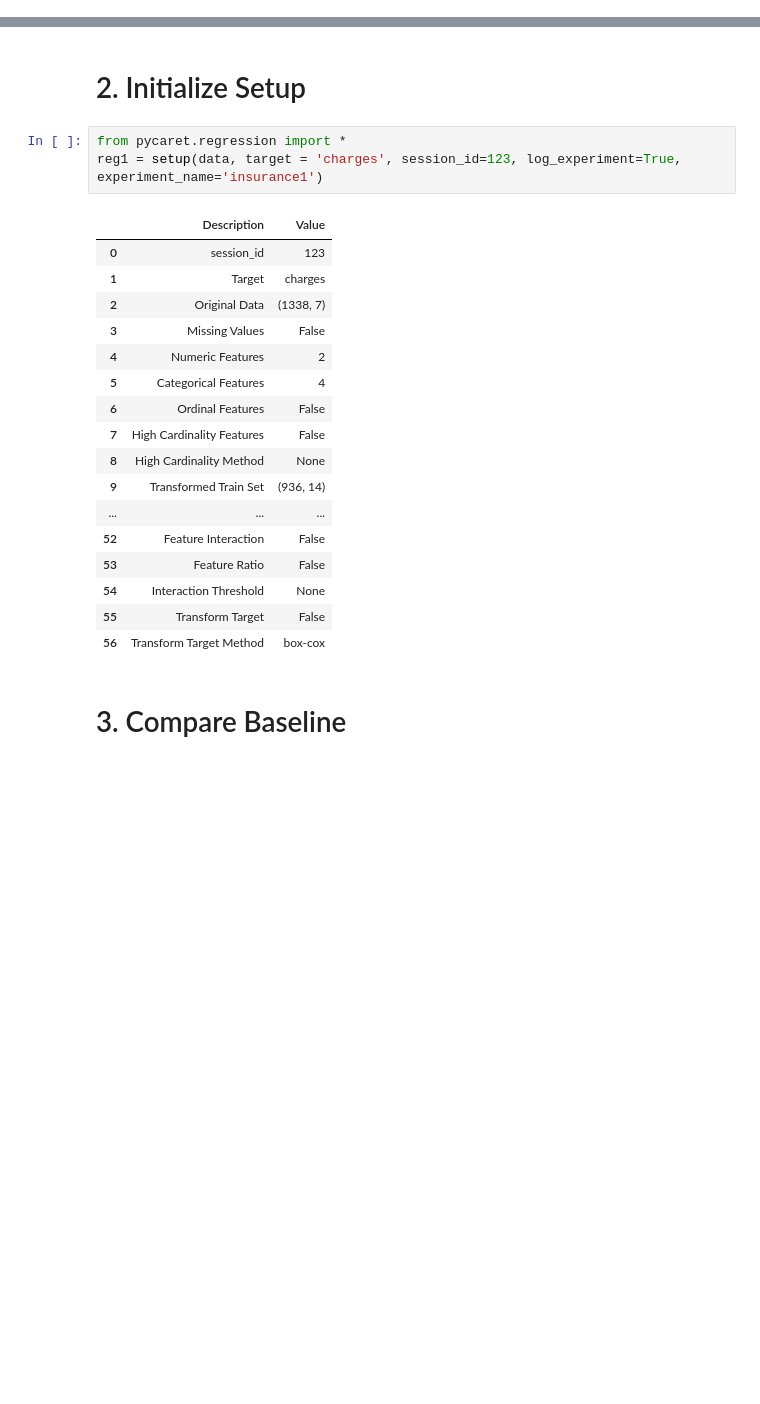
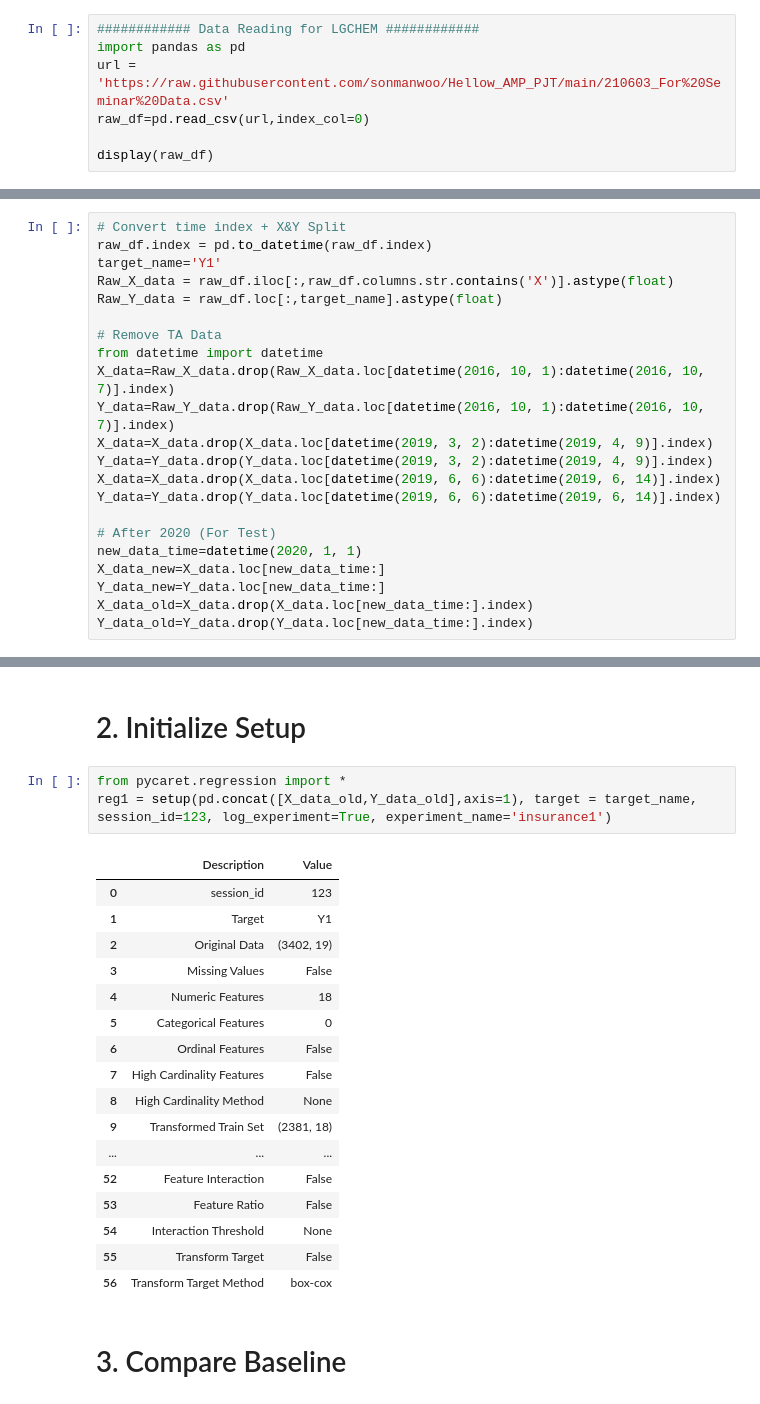
Before and after one commit to sonmanwoo/Hellow_AMP_PJT, a Jupyter notebook: examples/PyCaret 2 Regression_for AMP PJT.ipynb, the cells around one changed output, grey strips where cells are left out. Drawn from its saved outputs; the diff is of its cells as text; blank space fills up the shorter version.

```diff
--- a/examples/PyCaret 2 Regression_for AMP PJT.ipynb
+++ b/examples/PyCaret 2 Regression_for AMP PJT.ipynb
@@ -23,0 +17,7 @@ data = get_data('insurance')
+# %%
+############ Data Reading for LGCHEM ############
+import pandas as pd
+url = 'https://raw.githubusercontent.com/sonmanwoo/Hellow_AMP_PJT/main/210603_For%20Seminar%20Data.csv'
+raw_df=pd.read_csv(url,index_col=0)
+
+display(raw_df)
@@ -23,0 +39,22 @@ data = get_data('insurance')
+# %%
+# Convert time index + X&Y Split
+raw_df.index = pd.to_datetime(raw_df.index)
+target_name='Y1'
+Raw_X_data = raw_df.iloc[:,raw_df.columns.str.contains('X')].astype(float)
+Raw_Y_data = raw_df.loc[:,target_name].astype(float)
+
+# Remove TA Data
+from datetime import datetime
+X_data=Raw_X_data.drop(Raw_X_data.loc[datetime(2016, 10, 1):datetime(2016, 10, 7)].index)
+Y_data=Raw_Y_data.drop(Raw_Y_data.loc[datetime(2016, 10, 1):datetime(2016, 10, 7)].index)
+X_data=X_data.drop(X_data.loc[datetime(2019, 3, 2):datetime(2019, 4, 9)].index)
+Y_data=Y_data.drop(Y_data.loc[datetime(2019, 3, 2):datetime(2019, 4, 9)].index)
+X_data=X_data.drop(X_data.loc[datetime(2019, 6, 6):datetime(2019, 6, 14)].index)
+Y_data=Y_data.drop(Y_data.loc[datetime(2019, 6, 6):datetime(2019, 6, 14)].index)
+
+# After 2020 (For Test)
+new_data_time=datetime(2020, 1, 1)
+X_data_new=X_data.loc[new_data_time:]
+Y_data_new=Y_data.loc[new_data_time:]
+X_data_old=X_data.drop(X_data.loc[new_data_time:].index)
+Y_data_old=Y_data.drop(Y_data.loc[new_data_time:].index)
@@ -25,19 +73,19 @@ data = get_data('insurance')
 # 2. Initialize Setup
 # %%
 from pycaret.regression import *
-reg1 = setup(data, target = 'charges', session_id=123, log_experiment=True, experiment_name='insurance1')
+reg1 = setup(pd.concat([X_data_old,Y_data_old],axis=1), target = target_name, session_id=123, log_experiment=True, experiment_name='insurance1')
 # %% [output]
 |  | Description | Value |
 | 0 | session_id | 123 |
-| 1 | Target | charges |
-| 2 | Original Data | (1338, 7) |
+| 1 | Target | Y1 |
+| 2 | Original Data | (3402, 19) |
 | 3 | Missing Values | False |
-| 4 | Numeric Features | 2 |
-| 5 | Categorical Features | 4 |
+| 4 | Numeric Features | 18 |
+| 5 | Categorical Features | 0 |
 | 6 | Ordinal Features | False |
 | 7 | High Cardinality Features | False |
 | 8 | High Cardinality Method | None |
-| 9 | Transformed Train Set | (936, 14) |
+| 9 | Transformed Train Set | (2381, 18) |
 | ... | ... | ... |
 | 52 | Feature Interaction | False |
 | 53 | Feature Ratio | False |
```
Also changed, not shown: parts of 33 cells of this notebook.
